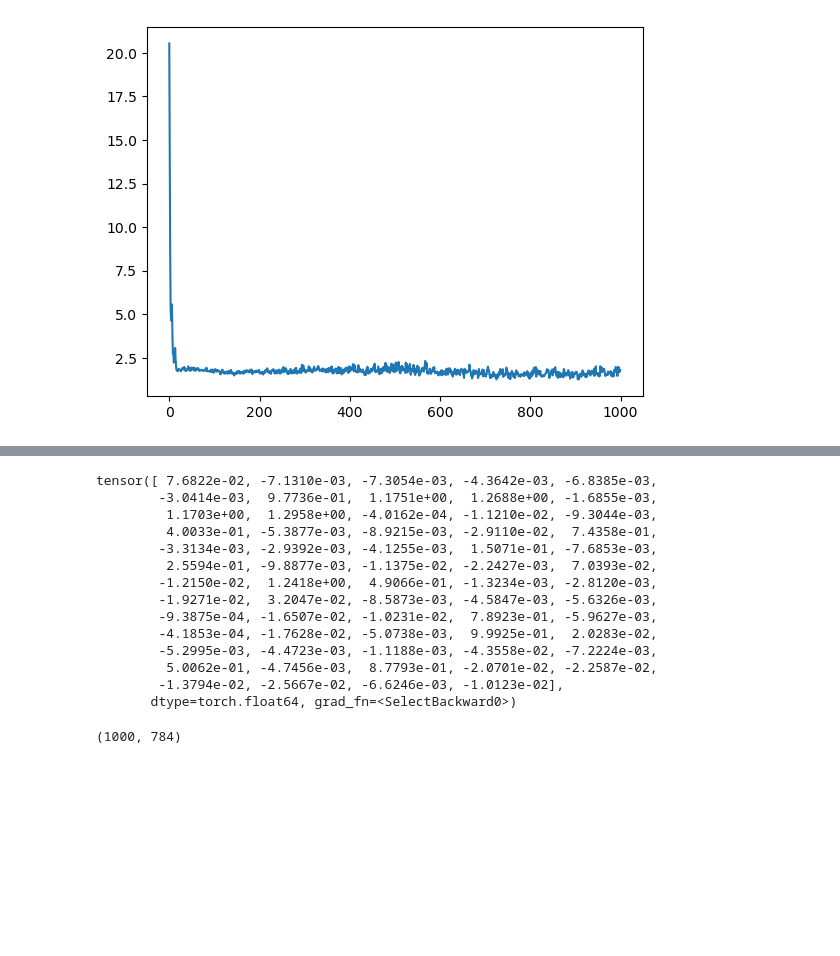
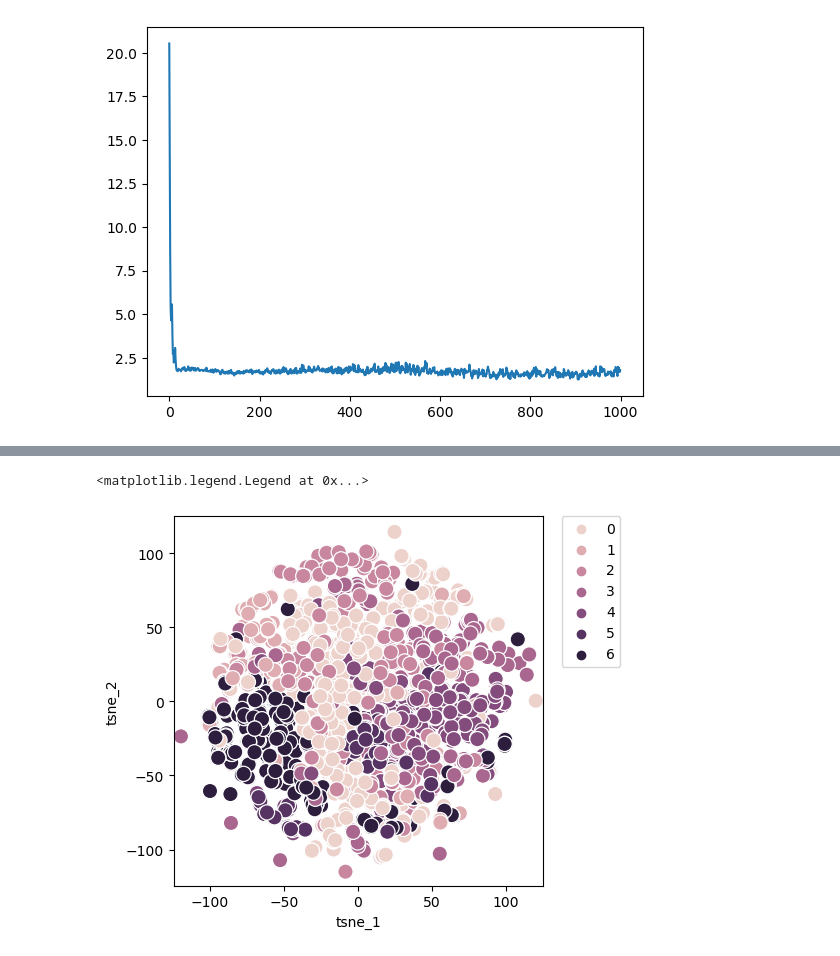
Before and after one commit to armozhdehi/Meta-GCN, a Jupyter notebook: main.ipynb, the cells around one changed output, grey strips where cells are left out. Drawn from its saved outputs; the diff is of its cells as text; code cells hidden in the pictures; blank space fills up the shorter version.

Commit message:
implement tsne chart

```diff
--- a/main.ipynb
+++ b/main.ipynb
@@ -813,52 +790,24 @@ Text(0.5, 1.0, 'Label 8')
-# %%
-X.shape
-# (1000, 784)
-# 1000 Samples with 784 features
-y.shape
-# (1000,)
-# 1000 labels
-np.unique(y)
-# array(['0', '1', '2', '3', '4', '5', '6', '7', '8', '9'], dtype=object)
-# The 10 classes of the images
-X[0]
-embed[0]
-# %% [output]
-tensor([ 7.6822e-02, -7.1310e-03, -7.3054e-03, -4.3642e-03, -6.8385e-03,
-        -3.0414e-03,  9.7736e-01,  1.1751e+00,  1.2688e+00, -1.6855e-03,
-         1.1703e+00,  1.2958e+00, -4.0162e-04, -1.1210e-02, -9.3044e-03,
-         4.0033e-01, -5.3877e-03, -8.9215e-03, -2.9110e-02,  7.4358e-01,
-        -3.3134e-03, -2.9392e-03, -4.1255e-03,  1.5071e-01, -7.6853e-03,
-         2.5594e-01, -9.8877e-03, -1.1375e-02, -2.2427e-03,  7.0393e-02,
-        -1.2150e-02,  1.2418e+00,  4.9066e-01, -1.3234e-03, -2.8120e-03,
-        -1.9271e-02,  3.2047e-02, -8.5873e-03, -4.5847e-03, -5.6326e-03,
-        -9.3875e-04, -1.6507e-02, -1.0231e-02,  7.8923e-01, -5.9627e-03,
-        -4.1853e-04, -1.7628e-02, -5.0738e-03,  9.9925e-01,  2.0283e-02,
-        -5.2995e-03, -4.4723e-03, -1.1188e-03, -4.3558e-02, -7.2224e-03,
-         5.0062e-01, -4.7456e-03,  8.7793e-01, -2.0701e-02, -2.2587e-02,
-        -1.3794e-02, -2.5667e-02, -6.6246e-03, -1.0123e-02],
-       dtype=torch.float64, grad_fn=<SelectBackward0>)
 # %%
+import numpy as np
 from sklearn.manifold import TSNE
 import pandas as pd
 import seaborn as sns
 
-# We want to get TSNE embedding with 2 dimensions
-n_components = 3
-tsne = TSNE(n_components)
-tsne_result = tsne.fit_transform(X)
-tsne_result.shape
-# (1000, 2)
-# Two dimensions for each of our images
+X = embed.cpu().detach().numpy()
+y = labels.cpu().detach().numpy().reshape(-1)
+X_embedded = TSNE(n_components=2, learning_rate='auto',
+                  init='random', perplexity=3).fit_transform(X)
+X_embedded.shape
 
-# Plot the result of our TSNE with the label color coded
-# A lot of the stuff here is about making the plot look pretty and not TSNE
-# tsne_result_df = pd.DataFrame({'tsne_1': tsne_result[:,0], 'tsne_2': tsne_result[:,1], 'label': y})
-# fig, ax = plt.subplots(1)
-# sns.scatterplot(x='tsne_1', y='tsne_2', hue='label', data=tsne_result_df, ax=ax,s=120)
-# lim = (tsne_result.min()-5, tsne_result.max()+5)
-# ax.set_xlim(lim)
-# ax.set_ylim(lim)
-# ax.set_aspect('equal')
-# ax.legend(bbox_to_anchor=(1.05, 1), loc=2, borderaxespad=0.0)
+
+tsne_result_df = pd.DataFrame({'tsne_1': X_embedded[:,0], 'tsne_2': X_embedded[:,1], 'label': y})
+fig, ax = plt.subplots(1)
+sns.scatterplot(x='tsne_1', y='tsne_2', hue='label', data=tsne_result_df, ax=ax,s=120)
+lim = (X_embedded.min()-5, X_embedded.max()+5)
+ax.set_xlim(lim)
+ax.set_ylim(lim)
+ax.set_aspect('equal')
+ax.legend(bbox_to_anchor=(1.05, 1), loc=2, borderaxespad=0.0)
 # %% [output]
-(1000, 784)
+<matplotlib.legend.Legend at 0x...>
+[figure, added]
```
Also changed, not shown: parts of 1 cell of this notebook.
